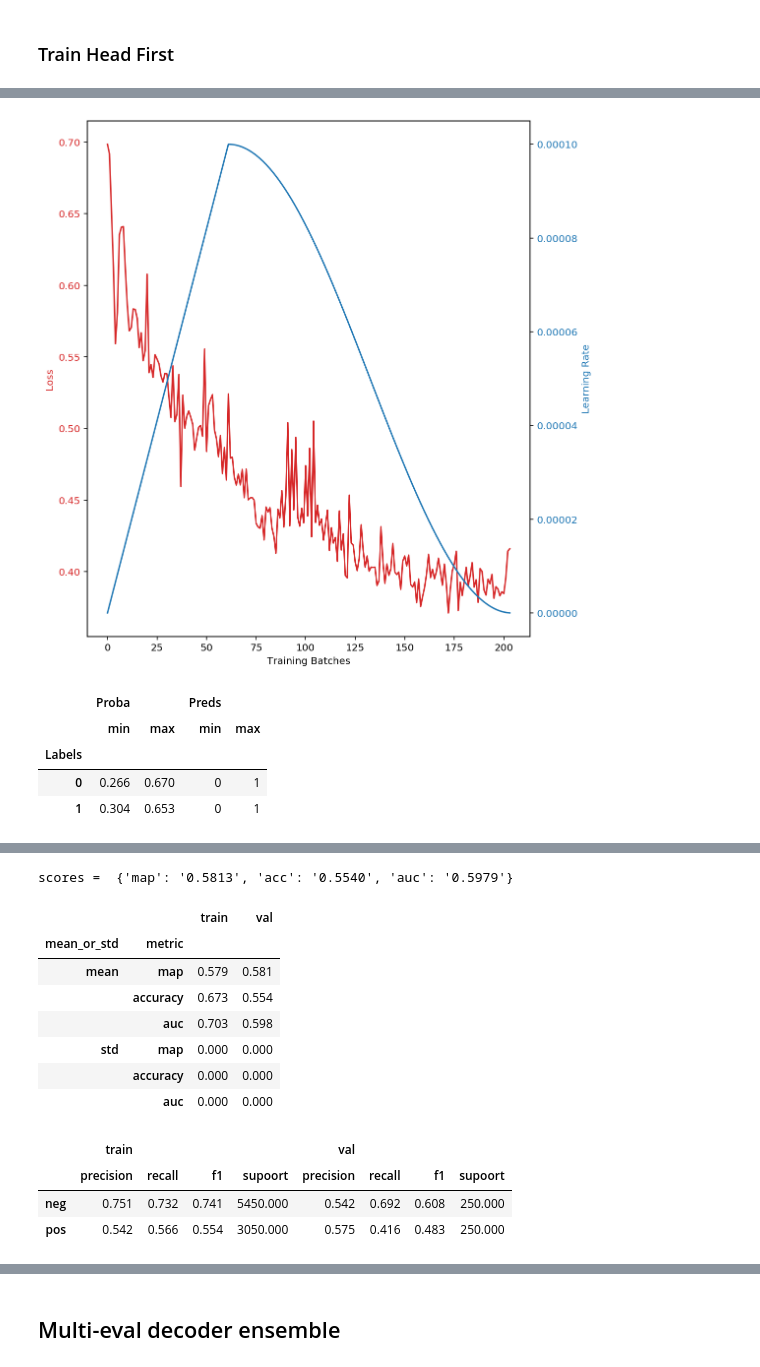
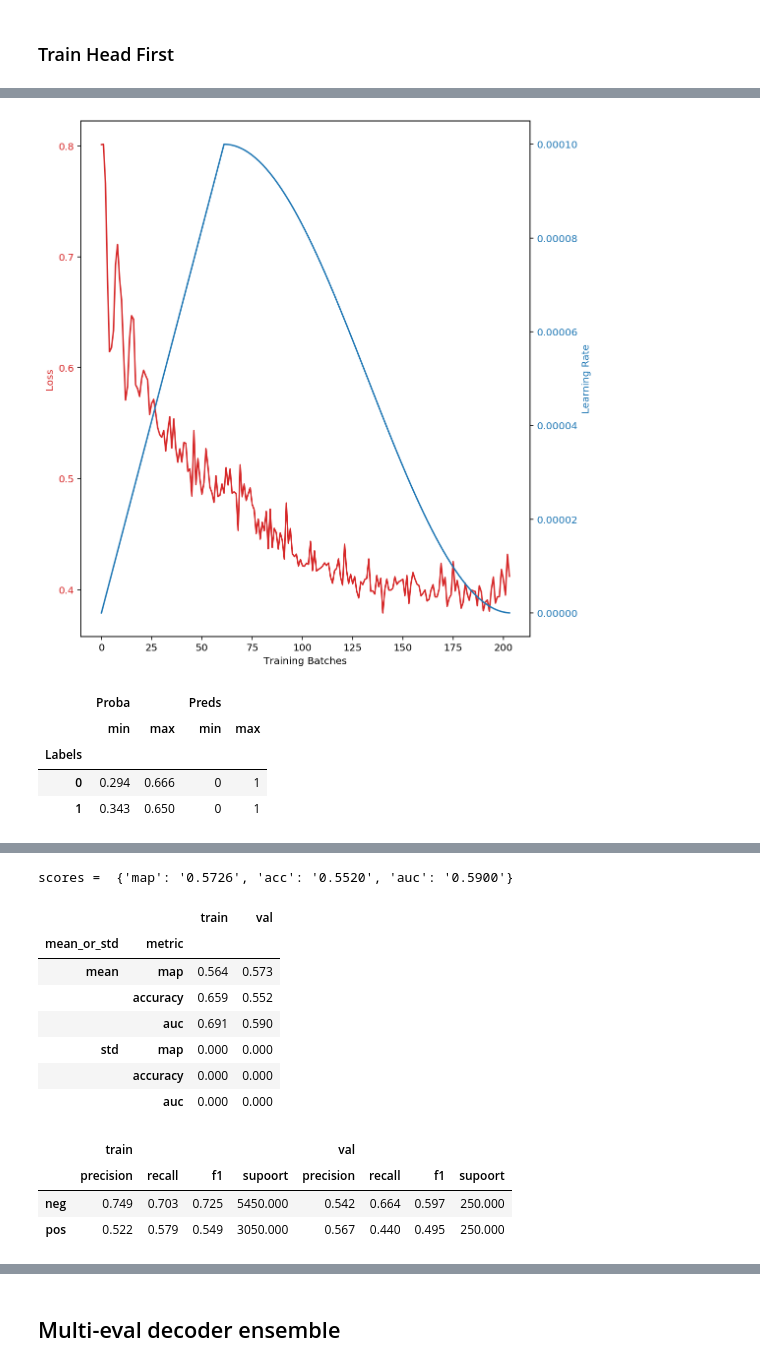
Before and after one commit to faizanahemad/facebook-hateful-memes, a Jupyter notebook: notebooks/TransformerText.ipynb, the cells around one changed output, grey strips where cells are left out. Saved outputs shown, nothing was run; the diff lists cells and outputs as text; code cells hidden in the pictures.

Commit message:
Test Word Change Augs by w2v

```diff
--- a/notebooks/TransformerText.ipynb
+++ b/notebooks/TransformerText.ipynb
@@ -890,15 +890,16 @@ Epoch =  41 Loss = 0.353639 LR = 0.00000798
 def get_preprocess_text():
     char_level = {"keyboard": 0.1, "char_substitute": 0.4, "char_insert": 0.2, "char_swap": 0.2,
                   "ocr": 0.0, "char_delete": 0.1}
-    char_level = TextAugment([0.1, 0.8, 0.1], char_level)
-    word_level = {"fasttext": 0.0, "glove_twitter": 0.0, "glove_wiki": 0.0, "word2vec": 0.0, "split": 0.2,
+    char_level = TextAugment([0.1, 0.4, 0.5], char_level)
+    word_level = {"fasttext": 0.0, "glove_twitter": 0.0, "glove_wiki": 0.0, "word2vec": 0.9, "split": 0.2,
                  "stopword_insert": 0.5, "word_join": 0.2, "word_cutout": 0.8, "gibberish_insert": 0.0}
-    word_level = TextAugment([0.1, 0.8, 0.1], word_level)
+    word_level = TextAugment([0.1, 0.4, 0.5], word_level)
     sentence_level = {"text_rotate": 0.0, "sentence_shuffle": 0.0,
                       "one_third_cut": 0.3, "half_cut":0.0, "part_select": 0.75}
-    sentence_level = TextAugment([0.75, 0.25], sentence_level)
+    sentence_level = TextAugment([0.6, 0.4], sentence_level)
     gibberish = {"gibberish_insert": 0.25, "punctuation_insert": 0.75,}
-    gibberish = TextAugment([0.75, 0.25], gibberish)
+    gibberish = TextAugment([0.7, 0.3], gibberish)
+
     def process(text):
         text = sentence_level(text)
         text = word_level(text)
@@ -1011,7 +1012,7 @@ params_conf, _ = group_wise_lr(model, lr_strategy)
 optimizer = optimizer_class(params_conf, **optimizer_params)
 
 
-epochs = 24
+epochs = 26
 kfold = False
 results, prfs = train_validate_ntimes(
     (model, optimizer),
@@ -1052,7 +1053,7 @@ Epoch =  12 Loss = 0.392635 LR = 0.00000000
-[figure, old version]
+[figure, new version]
 |  | Proba |  | Preds |  |
 |  | min | max | min | max |
 | Labels |  |  |  |  |
-| 0 | 0.266 | 0.670 | 0 | 1 |
-| 1 | 0.304 | 0.653 | 0 | 1 |
+| 0 | 0.294 | 0.666 | 0 | 1 |
+| 1 | 0.343 | 0.650 | 0 | 1 |
 |  | Proba | Probas | Preds | Labels | Proba | Probas | Preds | Labels | Proba | Probas | Preds | ... |
@@ -1064,13 +1065,13 @@ Epoch =  12 Loss = 0.392635 LR = 0.00000000
-scores =  {'map': '0.5813', 'acc': '0.5540', 'auc': '0.5979'}
+scores =  {'map': '0.5726', 'acc': '0.5520', 'auc': '0.5900'}
 |  |  | train | val |
 | mean_or_std | metric |  |  |
-| mean | map | 0.579 | 0.581 |
-|  | accuracy | 0.673 | 0.554 |
-|  | auc | 0.703 | 0.598 |
+| mean | map | 0.564 | 0.573 |
+|  | accuracy | 0.659 | 0.552 |
+|  | auc | 0.691 | 0.590 |
 | std | map | 0.000 | 0.000 |
 |  | accuracy | 0.000 | 0.000 |
 |  | auc | 0.000 | 0.000 |
 |  | train |  |  |  | val |  |  |  |
 |  | precision | recall | f1 | supoort | precision | recall | f1 | supoort |
-| neg | 0.751 | 0.732 | 0.741 | 5450.000 | 0.542 | 0.692 | 0.608 | 250.000 |
-| pos | 0.542 | 0.566 | 0.554 | 3050.000 | 0.575 | 0.416 | 0.483 | 250.000 |
+| neg | 0.749 | 0.703 | 0.725 | 5450.000 | 0.542 | 0.664 | 0.597 | 250.000 |
+| pos | 0.522 | 0.579 | 0.549 | 3050.000 | 0.567 | 0.440 | 0.495 | 250.000 |
```
Also changed, not shown: parts of 3 cells of this notebook.
